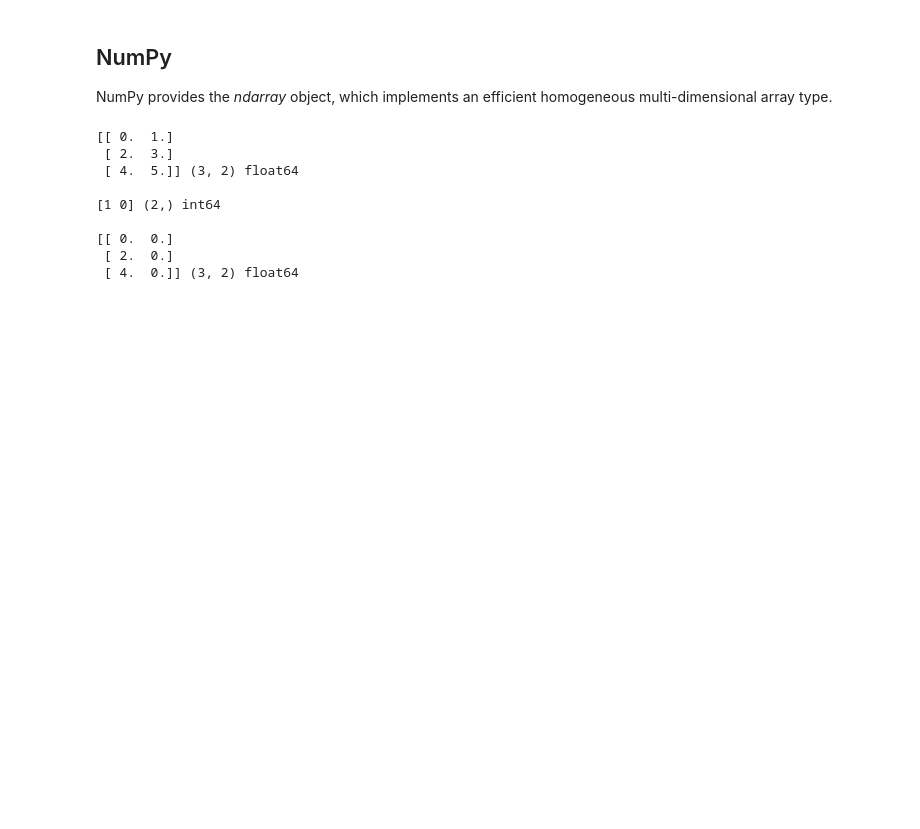
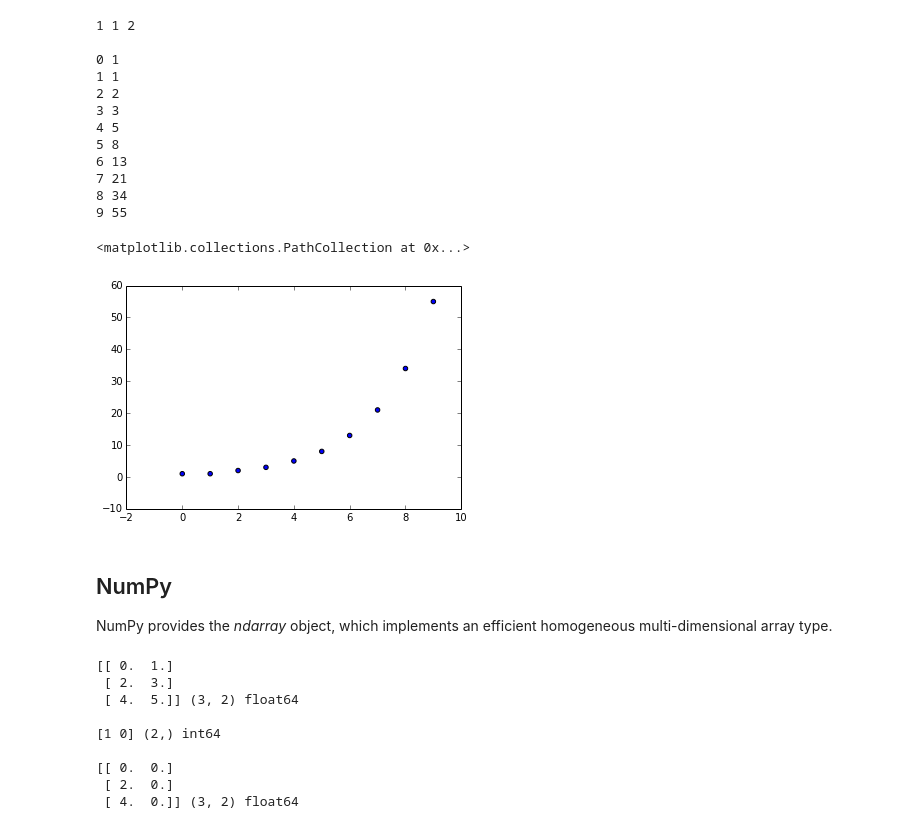
Before and after one commit to AkiraKaneshiro/pythonWorkshop, a Jupyter notebook: demo.ipynb, the cells around one changed output. Drawn from its saved outputs; the diff is of its cells as text; code cells hidden in the pictures; blank space fills up the shorter version.

```diff
--- a/demo.ipynb
+++ b/demo.ipynb
@@ -1,3 +14,40 @@
+# %%
+def fibonacci(n):
+    if 0 <= n <= 1:
+        return 1
+    else:
+        return fibonacci(n - 2) + fibonacci(n - 1)
+
+# check
+print fibonacci(0), fibonacci(1), fibonacci(2)
+
+# check again
+print
+for n in range(10):
+    print n, fibonacci(n)
+
+# plotting
+%matplotlib inline
+x = range(10)
+y = [fibonacci(n) for n in x]
+
+import matplotlib.pyplot as plt
+plt.scatter(x, y)
+# %% [output]
+1 1 2
+
+0 1
+1 1
+2 2
+3 3
+4 5
+5 8
+6 13
+7 21
+8 34
+9 55
+<matplotlib.collections.PathCollection at 0x...>
+[figure, added]
 # %% [markdown]
 NumPy
 -----
```
Also changed, not shown: parts of 2 cells of this notebook, 8 other files.
